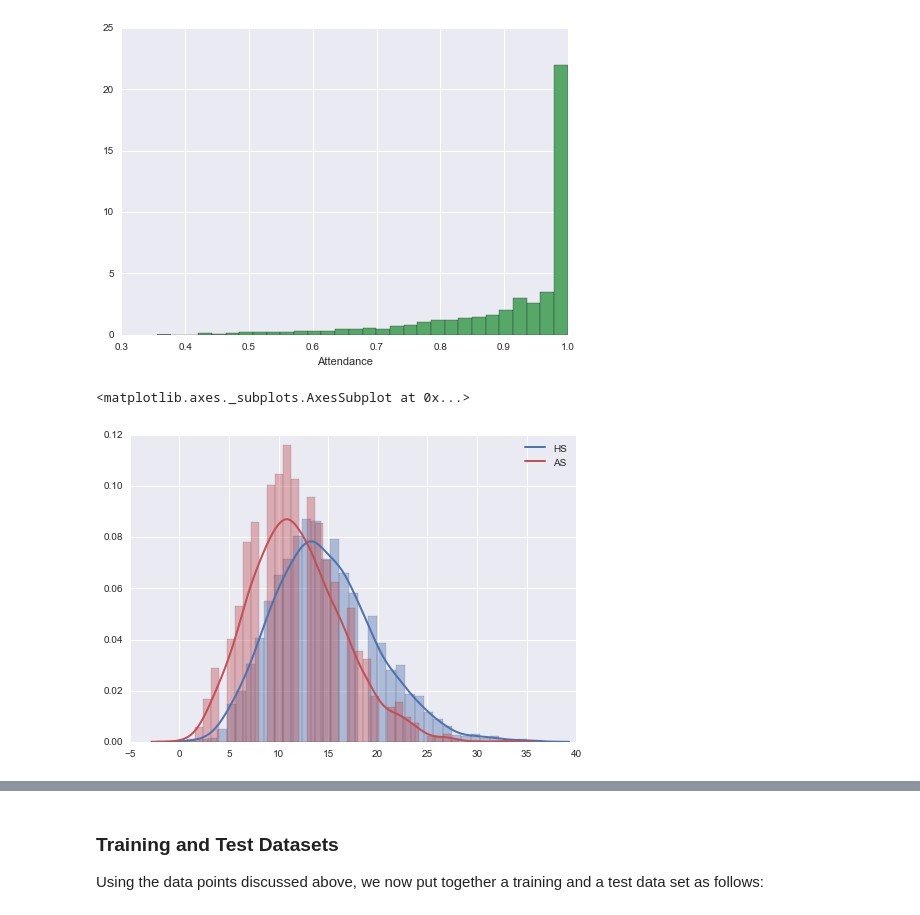
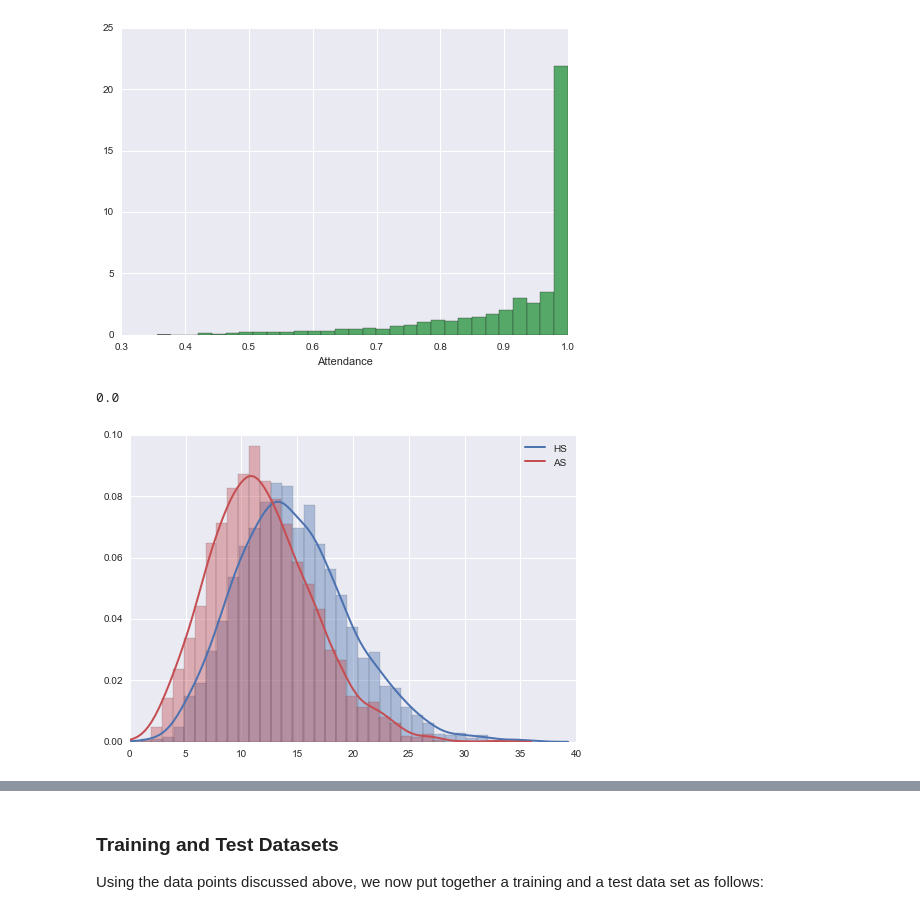
Before and after one commit to mgbukov/bundesliga, a Jupyter notebook: BL.ipynb, the cells around one changed output, grey strips where cells are left out. Drawn from its saved outputs; the diff is of its cells as text; code cells hidden in the pictures.

```diff
--- a/BL.ipynb
+++ b/BL.ipynb
@@ -89,9 +90,20 @@ sns.distplot(feats.loc[:,'Attendance'],bins=30,norm_hist=True,kde=False,hist_kws
 # %% [output]
 <matplotlib.axes._subplots.AxesSubplot at 0x...>
 [figure]
+# %%
+feats.loc[:, 'AS'].min()
+# %% [output]
+0.0
 # %%
-sns.distplot(feats.loc[:, 'HS'],axlabel=False,kde_kws={'label':'HS',"linewidth": 2,"color": "b"},hist_kws={"color": "b"})
-sns.distplot(feats.loc[:, 'AS'],axlabel=False,kde_kws={'label':'AS',"linewidth": 2,"color": "r"},hist_kws={"color": "r"})
+dp = sns.distplot(feats.loc[:, 'HS'],
+                  bins=36, axlabel=False,
+                  kde_kws={'label':'HS',"linewidth": 2,"color": "b"},
+                  hist_kws={"color": "b"})
+dp.set(xlim=(0, 40))
+
+dp = sns.distplot(feats.loc[:, 'AS'],
+                  bins=34, axlabel=False,
+                  kde_kws={'label':'AS',"linewidth": 2,"color": "r"},
+                  hist_kws={"color": "r"})
 # %% [output]
-<matplotlib.axes._subplots.AxesSubplot at 0x...>
-[figure, old version]
+[figure, new version]
```
Also changed, not shown: parts of 24 cells of this notebook.
